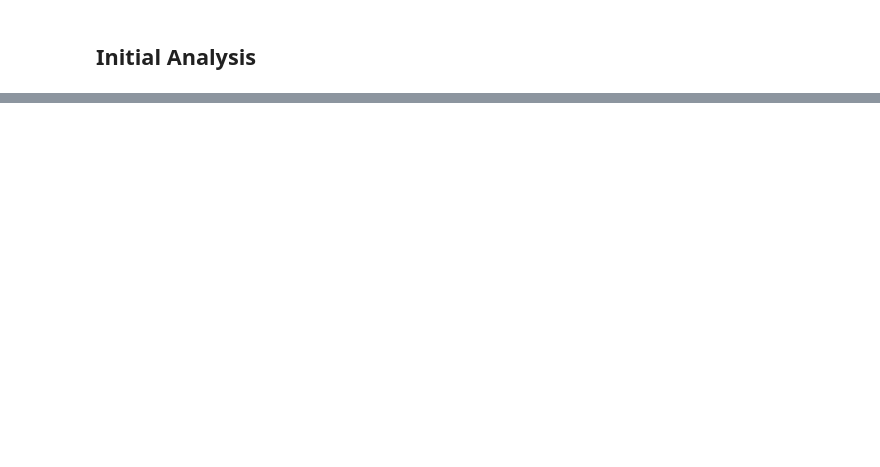
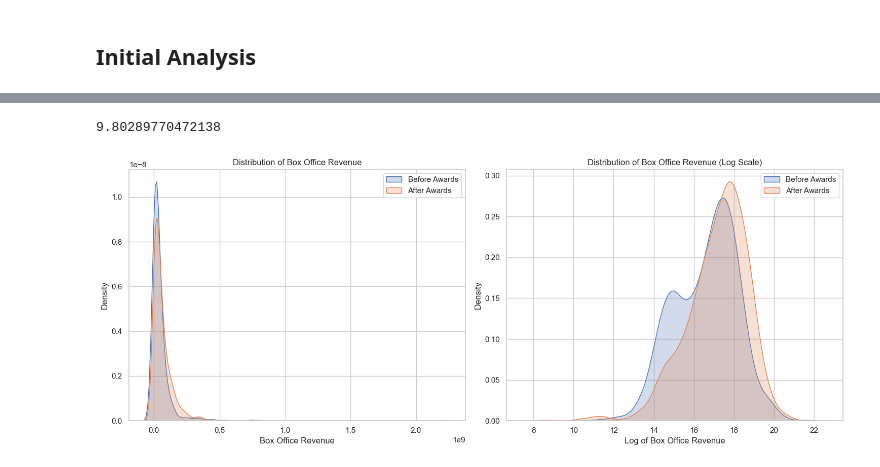
Before and after one commit to epfl-ada/ada-2023-project-cedars10452, a Jupyter notebook: Untitled.ipynb, the cells around one changed output, grey strips where cells are left out. Saved outputs shown, nothing was run; the diff lists cells and outputs as text; code cells hidden in the pictures; blank space fills up the shorter version.

```diff
--- a/Untitled.ipynb
+++ b/Untitled.ipynb
@@ -602,0 +720,5 @@ These movies, each associated with notable directors and producers, not only div
+# %%
+movies_characters_df = movies_characters_df.merge(first_awards,on='Freebase actor ID',how='inner')
+# %%
+before_award_df = movies_characters_df[movies_characters_df['year'] < movies_characters_df['year_ceremony']]
+before_award_df
@@ -602,0 +739,3 @@ These movies, each associated with notable directors and producers, not only div
+# %%
+after_award_df = movies_characters_df[movies_characters_df['year'] > movies_characters_df['year_ceremony']]
+after_award_df
@@ -602,0 +774,40 @@ These movies, each associated with notable directors and producers, not only div
+# %%
+# Compute the mean vote average and box office revenue for actors before and after awards
+after_means = after_award_df.groupby('Freebase actor ID')[['vote_average', 'boxOffice_revenue','vote_count','popularity']].mean()
+before_means = before_award_df.groupby('Freebase actor ID')[['vote_average', 'boxOffice_revenue','vote_count','popularity']].mean()
+# %%
+before_means['popularity'].mean()
+# %% [output]
+9.80289770472138
+# %%
+# Apply log transformation to box office revenue to handle wide range of values
+after_means['log_boxOffice_revenue'] = np.log(after_means['boxOffice_revenue'] + 1) # Adding 1 to avoid log(0)
+before_means['log_boxOffice_revenue'] = np.log(before_means['boxOffice_revenue'] + 1)
+
+# Create a figure with two subplots
+plt.figure(figsize=(15, 6))
+
+# Plot distribution of vote averages before and after awards
+# Plot distribution of box office revenue before and after awards
+plt.subplot(1, 2, 1)
+sns.kdeplot(before_means['boxOffice_revenue'], label='Before Awards', shade=True)
+sns.kdeplot(after_means['boxOffice_revenue'], label='After Awards', shade=True)
+plt.title('Distribution of Box Office Revenue')
+plt.xlabel('Box Office Revenue')
+plt.ylabel('Density')
+plt.legend()
+
+# Plot distribution of log-transformed box office revenue before and after awards
+plt.subplot(1, 2, 2)
+sns.kdeplot(before_means['log_boxOffice_revenue'], label='Before Awards', shade=True)
+sns.kdeplot(after_means['log_boxOffice_revenue'], label='After Awards', shade=True)
+plt.title('Distribution of Box Office Revenue (Log Scale)')
+plt.xlabel('Log of Box Office Revenue')
+plt.ylabel('Density')
+plt.legend()
+
+# Display the plots
+plt.tight_layout()
+plt.show()
+# %% [output]
+[figure, added]
```
Also changed, not shown: parts of 156 cells of this notebook.
